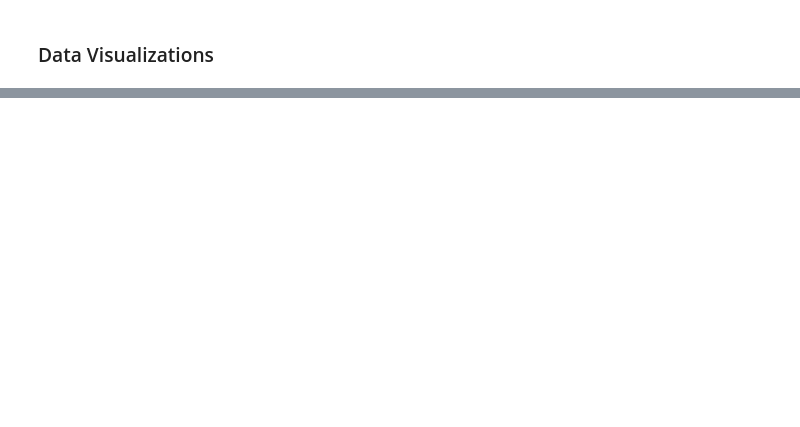
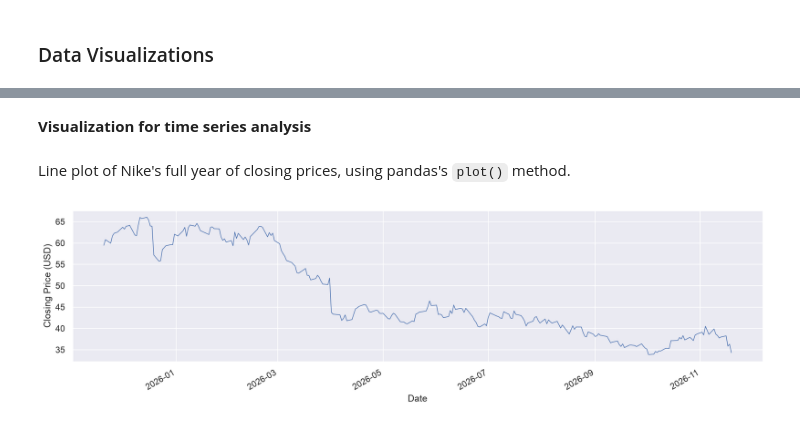
Before and after one commit to KyriansBetterCode/Chapter-8-Project, a Jupyter notebook: chapter8GroupProject.ipynb, the cells around one changed output, grey strips where cells are left out. Drawn from its saved outputs; the diff is of its cells as text; code cells hidden in the pictures; blank space fills up the shorter version.

```diff
--- a/chapter8GroupProject.ipynb
+++ b/chapter8GroupProject.ipynb
@@ -85,0 +171,3 @@ plt.show()
+# %%
+#convert to datetime format (already datetime from Excel)
+df_stocks['Date'] = pd.to_datetime(df_stocks['Date'])
@@ -85,0 +183,3 @@ plt.show()
+# %%
+df_stocks = df_stocks.set_index('Date')
+df_stocks.tail(3)
@@ -85,0 +203,9 @@ plt.show()
+# %%
+# Add daily returns (%) for each stock
+df_stocks['Nike_Return'] = df_stocks['Nike_Close'].pct_change() * 100
+df_stocks['UA_Return'] = df_stocks['Under_Armour_Close'].pct_change() * 100
+
+# Add columns with year, month, and weekday name
+df_stocks['Year'] = df_stocks.index.year
+df_stocks['Month'] = df_stocks.index.month
+df_stocks['Weekday Name'] = df_stocks.index.day_name()   # textbook's .weekday_name was removed from pandas
@@ -85,0 +251,14 @@ plt.show()
+# %% [markdown]
+**Visualization for time series analysis**
+# %%
+import matplotlib.pyplot as plt
+import seaborn as sns
+sns.set(rc={'figure.figsize':(16, 4)})
+plt.rcParams['figure.dpi'] = 150
+# %% [markdown]
+Line plot of Nike's full year of closing prices, using pandas's `plot()` method.
+# %%
+ax = df_stocks['Nike_Close'].plot(linewidth=0.8)
+ax.set_ylabel('Closing Price (USD)');
+# %% [output]
+[figure, added]
```
Also changed, not shown: parts of 31 cells of this notebook.
